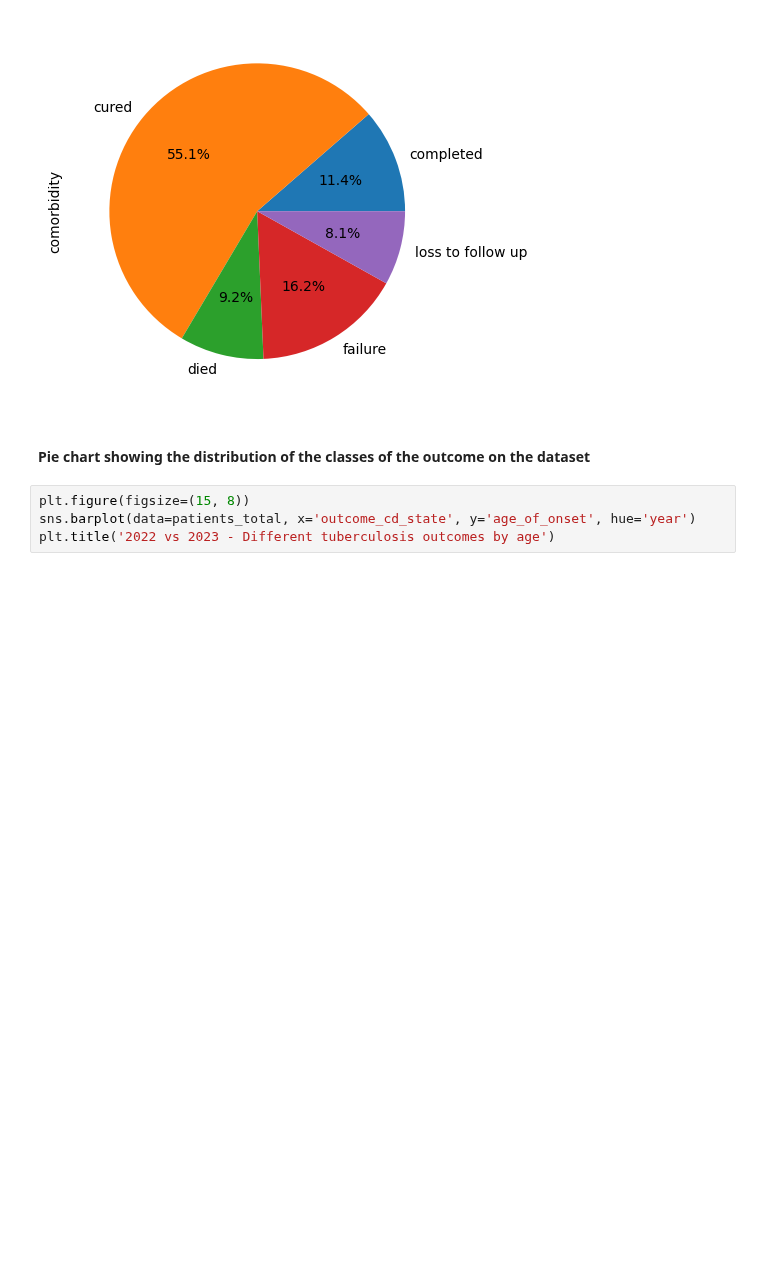
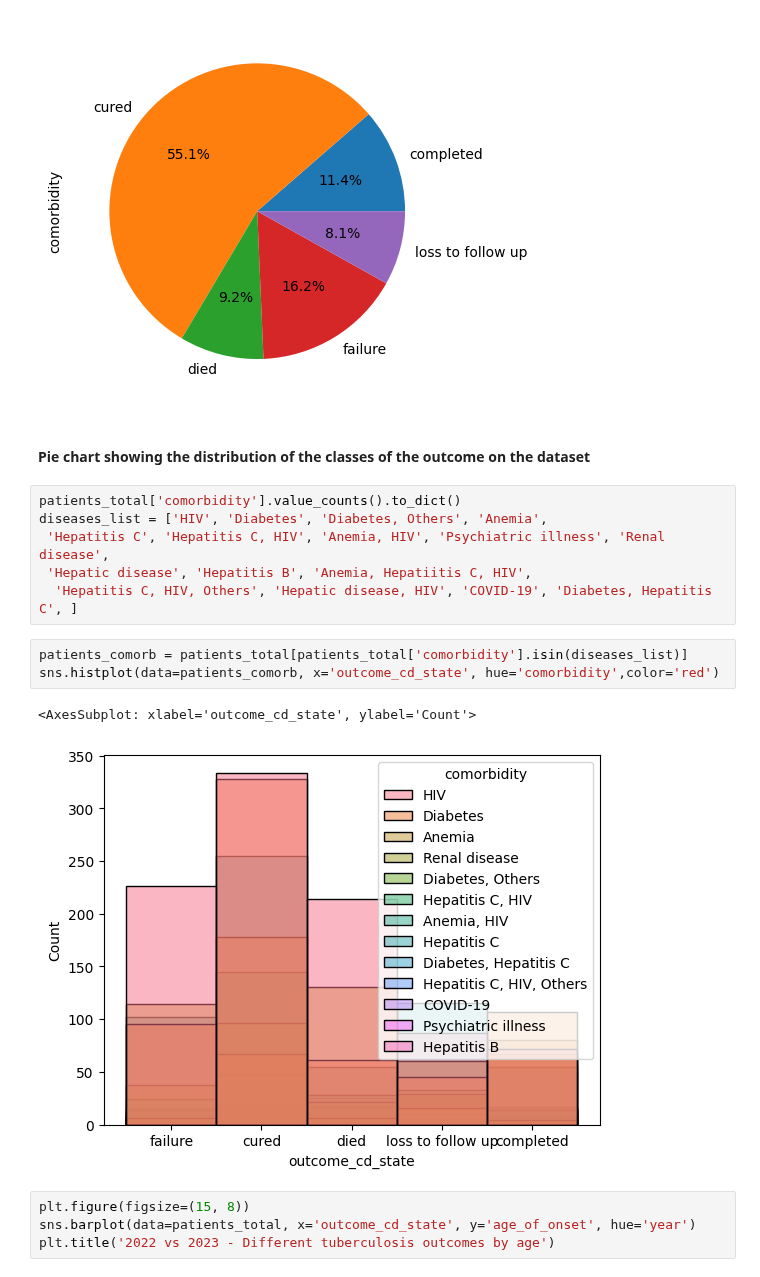
Before and after one commit to Taoheed-O/Tuberculosis_Survival_prediction, a Jupyter notebook: Data_analysis.ipynb, the cells around one changed output. Drawn from its saved outputs; the diff is of its cells as text; blank space fills up the shorter version.

```diff
--- a/Data_analysis.ipynb
+++ b/Data_analysis.ipynb
@@ -726,6 +726,18 @@ patients_total.groupby(['outcome_cd_state'])['comorbidity'].count().plot(kind='p
 [figure]
 # %% [markdown]
 #### Pie chart showing the distribution of the classes of the outcome on the dataset
+# %%
+patients_total['comorbidity'].value_counts().to_dict()
+diseases_list = ['HIV', 'Diabetes', 'Diabetes, Others', 'Anemia',
+ 'Hepatitis C', 'Hepatitis C, HIV', 'Anemia, HIV', 'Psychiatric illness', 'Renal disease',
+ 'Hepatic disease', 'Hepatitis B', 'Anemia, Hepatiitis C, HIV',
+  'Hepatitis C, HIV, Others', 'Hepatic disease, HIV', 'COVID-19', 'Diabetes, Hepatitis C', ]
+# %%
+patients_comorb = patients_total[patients_total['comorbidity'].isin(diseases_list)]
+sns.histplot(data=patients_comorb, x='outcome_cd_state', hue='comorbidity',color='red')
+# %% [output]
+<AxesSubplot: xlabel='outcome_cd_state', ylabel='Count'>
+[figure, added]
 # %%
 plt.figure(figsize=(15, 8))
 sns.barplot(data=patients_total, x='outcome_cd_state', y='age_of_onset', hue='year')
```
Also changed, not shown: parts of 1 cell of this notebook.
